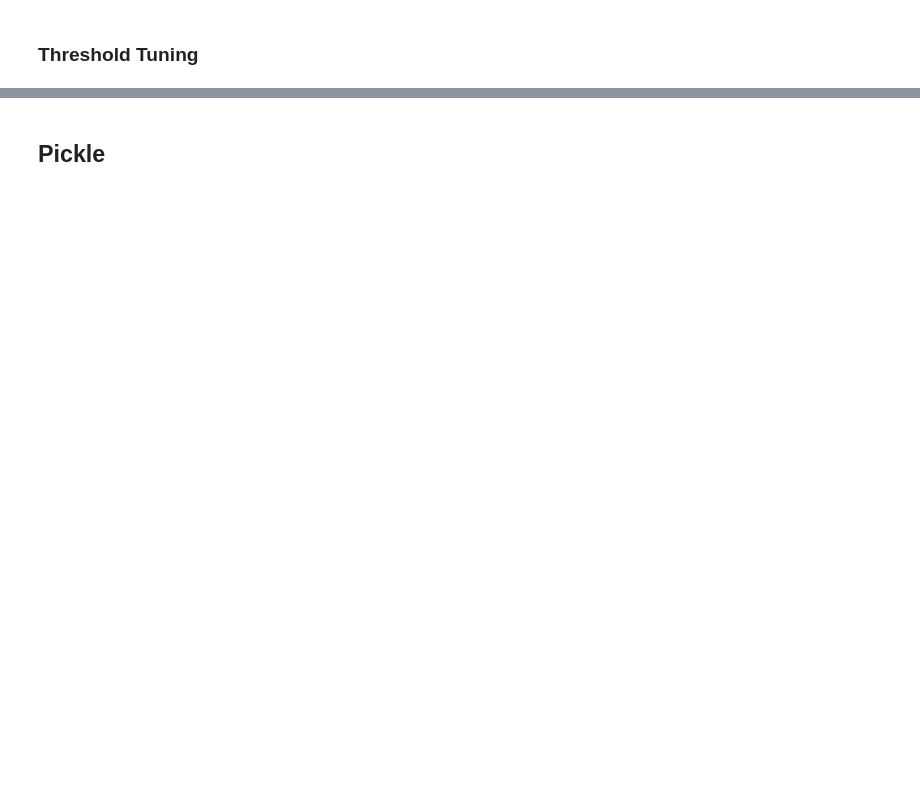
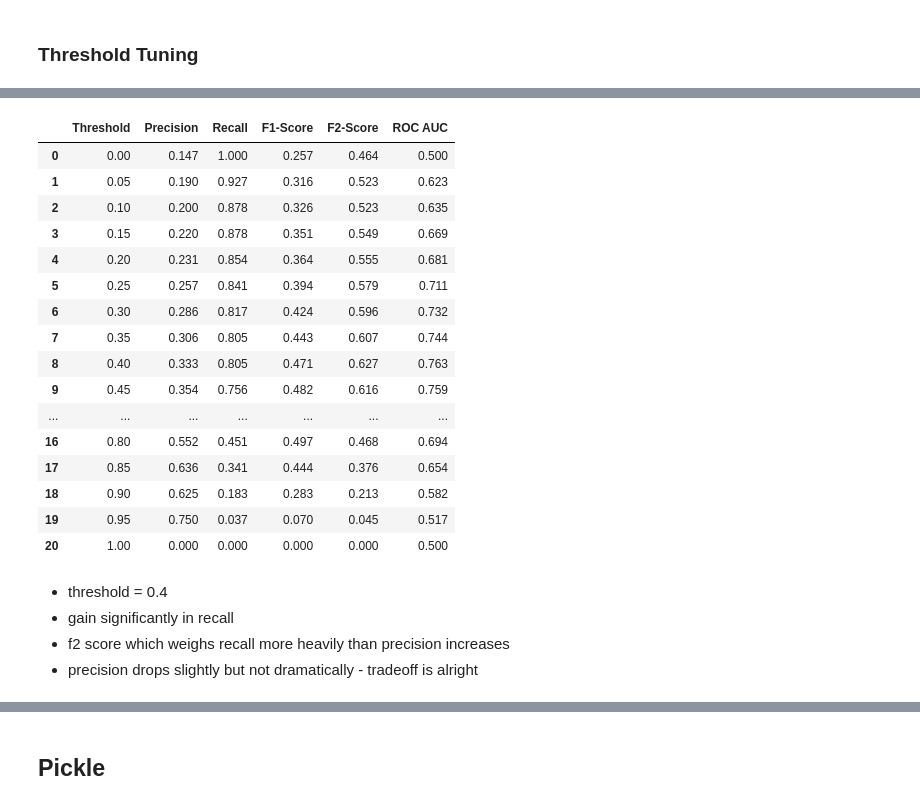
Before and after one commit to amfejosi/Module3Capstone, a Jupyter notebook: Capstone Module 3 Notebook.ipynb, the cells around one changed output, grey strips where cells are left out. Cells and saved outputs as stored; diff of their text form; code cells hidden in the pictures; blank space fills up the shorter version.

```diff
--- a/Capstone Module 3 Notebook.ipynb
+++ b/Capstone Module 3 Notebook.ipynb
@@ -1012,16 +1120,2 @@ best_model = grid_search.best_estimator_
 # %% [markdown]
 ### Threshold Tuning
-# %%
-# predicted probabilities
-y_proba = best_model.predict_proba(X_test)[:, 1]
-
-# Try different thresholds
-thresholds = np.arange(0.1, 0.6, 0.05)
-
-print("Threshold | Recall | Precision | F1-Score")
-for t in thresholds:
-    y_pred_custom = (y_proba >= t).astype(int)
-    recall = recall_score(y_test, y_pred_custom)
-    precision = precision_score(y_test, y_pred_custom)
-    f1 = f1_score(y_test, y_pred_custom)
-    print(f"{t:.2f}       | {recall:.2f}   | {precision:.2f}     | {f1:.2f}")
@@ -1061,0 +1122,54 @@ weighted avg       0.87      0.83      0.84       556
+# %%
+# Predict probabilities for the positive class (class = 1)
+y_proba = best_model.predict_proba(X_test)[:, 1]
+
+# Define thresholds
+thresholds = np.arange(0.0, 1.01, 0.05)
+
+# Store metrics
+rows = []
+
+for thresh in thresholds:
+    y_pred_thresh = (y_proba >= thresh).astype(int)
+    precision = precision_score(y_test, y_pred_thresh, zero_division=0)
+    recall = recall_score(y_test, y_pred_thresh)
+    f1 = fbeta_score(y_test, y_pred_thresh, beta=1)
+    f2 = fbeta_score(y_test, y_pred_thresh, beta=2)
+    roc_auc = roc_auc_score(y_test, y_pred_thresh)
+
+    rows.append({
+        'Threshold': round(thresh, 2),
+        'Precision': round(precision, 3),
+        'Recall': round(recall, 3),
+        'F1-Score': round(f1, 3),
+        'F2-Score': round(f2, 3),
+        "ROC AUC": round(roc_auc, 3)
+    })
+
+# Convert to DataFrame
+df_metrics = pd.DataFrame(rows)
+# %%
+df_metrics
+# %% [output]
+|  | Threshold | Precision | Recall | F1-Score | F2-Score | ROC AUC |
+| 0 | 0.00 | 0.147 | 1.000 | 0.257 | 0.464 | 0.500 |
+| 1 | 0.05 | 0.190 | 0.927 | 0.316 | 0.523 | 0.623 |
+| 2 | 0.10 | 0.200 | 0.878 | 0.326 | 0.523 | 0.635 |
+| 3 | 0.15 | 0.220 | 0.878 | 0.351 | 0.549 | 0.669 |
+| 4 | 0.20 | 0.231 | 0.854 | 0.364 | 0.555 | 0.681 |
+| 5 | 0.25 | 0.257 | 0.841 | 0.394 | 0.579 | 0.711 |
+| 6 | 0.30 | 0.286 | 0.817 | 0.424 | 0.596 | 0.732 |
+| 7 | 0.35 | 0.306 | 0.805 | 0.443 | 0.607 | 0.744 |
+| 8 | 0.40 | 0.333 | 0.805 | 0.471 | 0.627 | 0.763 |
+| 9 | 0.45 | 0.354 | 0.756 | 0.482 | 0.616 | 0.759 |
+| ... | ... | ... | ... | ... | ... | ... |
+| 16 | 0.80 | 0.552 | 0.451 | 0.497 | 0.468 | 0.694 |
+| 17 | 0.85 | 0.636 | 0.341 | 0.444 | 0.376 | 0.654 |
+| 18 | 0.90 | 0.625 | 0.183 | 0.283 | 0.213 | 0.582 |
+| 19 | 0.95 | 0.750 | 0.037 | 0.070 | 0.045 | 0.517 |
+| 20 | 1.00 | 0.000 | 0.000 | 0.000 | 0.000 | 0.500 |
+# %% [markdown]
+- threshold = 0.4
+- gain significantly in recall
+- f2 score which weighs recall more heavily than precision increases
+- precision drops slightly but not dramatically - tradeoff is alright
```
Also changed, not shown: parts of 35 cells of this notebook, 24 other files.
